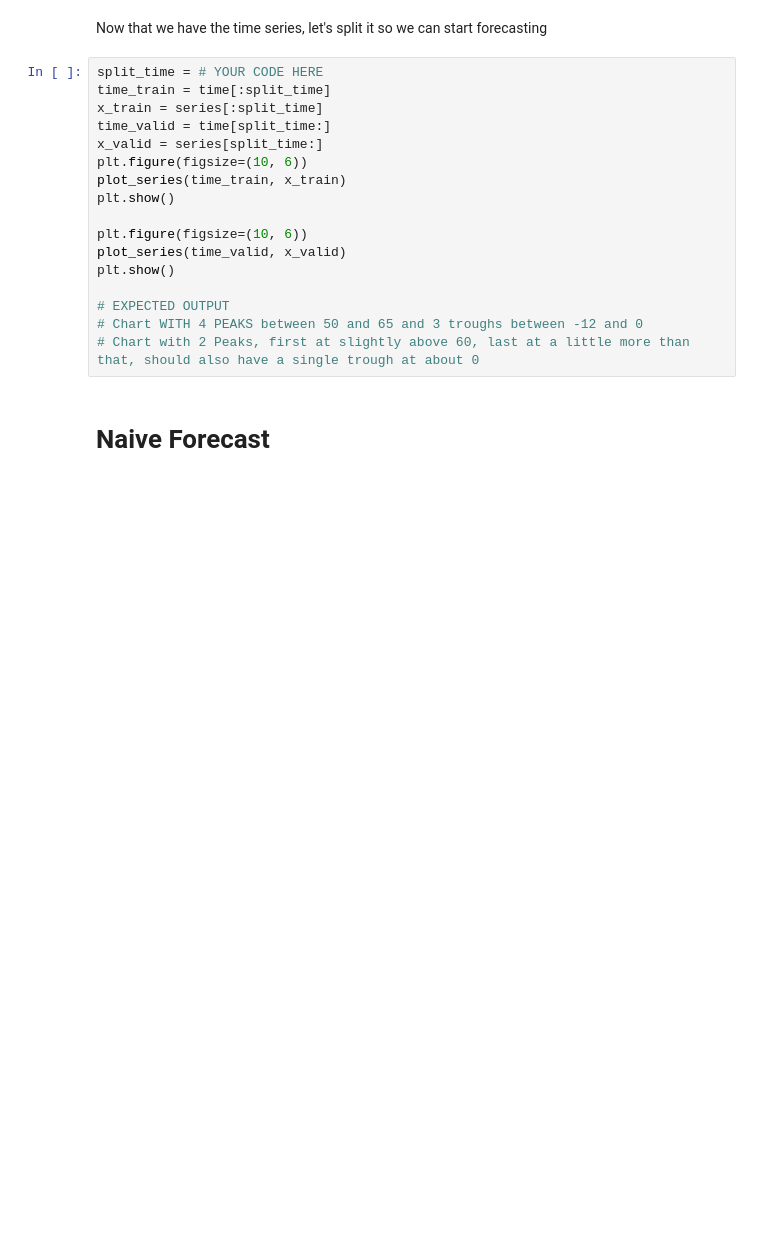
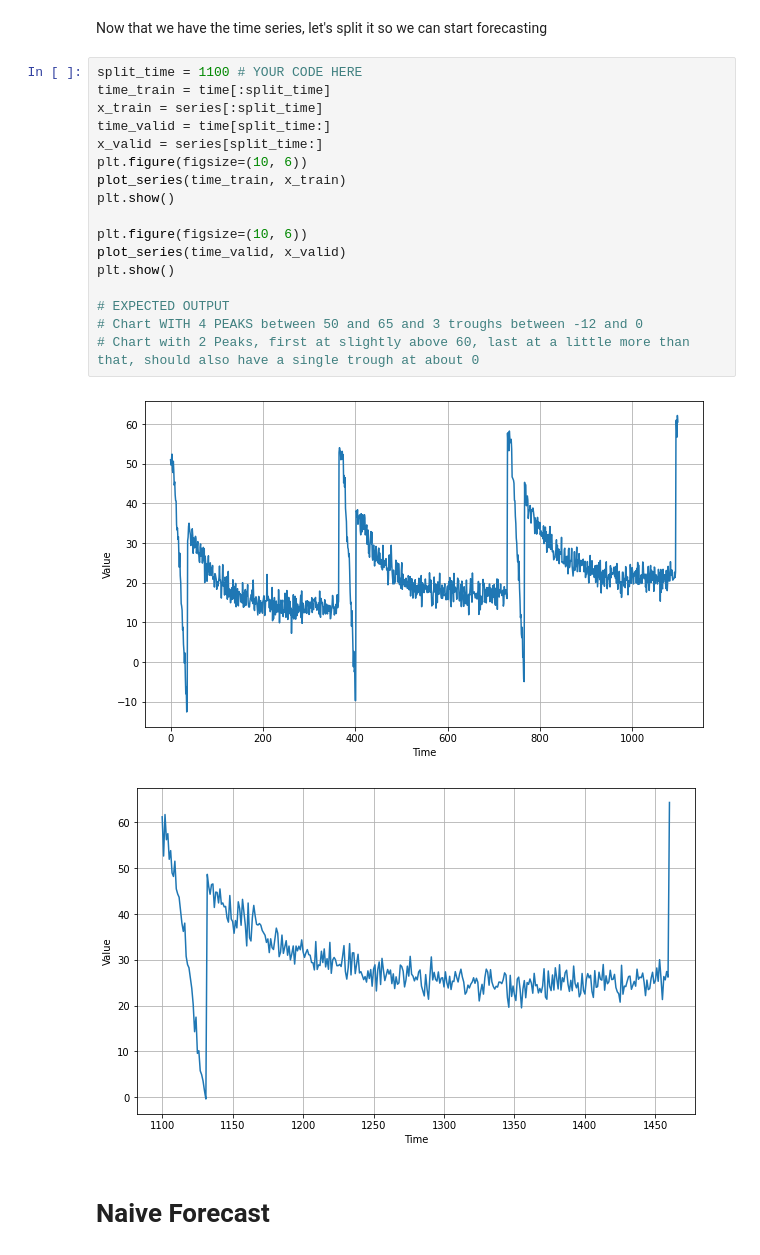
Before and after one commit to Uma-kanagarajan/ML_Crash_Course_Google, a Jupyter notebook: C4/W1/assignment/C4_W1_Assignment.ipynb, the cells around one changed output. Saved outputs shown, nothing was run; the diff lists cells and outputs as text; blank space fills up the shorter version.

```diff
--- a/C4/W1/assignment/C4_W1_Assignment.ipynb
+++ b/C4/W1/assignment/C4_W1_Assignment.ipynb
@@ -71,21 +75,24 @@ plt.show()
 # %% [markdown]
 Now that we have the time series, let's split it so we can start forecasting
 # %%
-split_time = # YOUR CODE HERE
+split_time = 1100 # YOUR CODE HERE
 time_train = time[:split_time]
 x_train = series[:split_time]
 time_valid = time[split_time:]
 x_valid = series[split_time:]
 plt.figure(figsize=(10, 6))
 plot_series(time_train, x_train)
 plt.show()
 
 plt.figure(figsize=(10, 6))
 plot_series(time_valid, x_valid)
 plt.show()
 
 # EXPECTED OUTPUT
 # Chart WITH 4 PEAKS between 50 and 65 and 3 troughs between -12 and 0
 # Chart with 2 Peaks, first at slightly above 60, last at a little more than that, should also have a single trough at about 0
+# %% [output]
+[figure, added]
+[figure, added]
 # %% [markdown]
 # Naive Forecast
```
Also changed, not shown: parts of 17 cells of this notebook.
